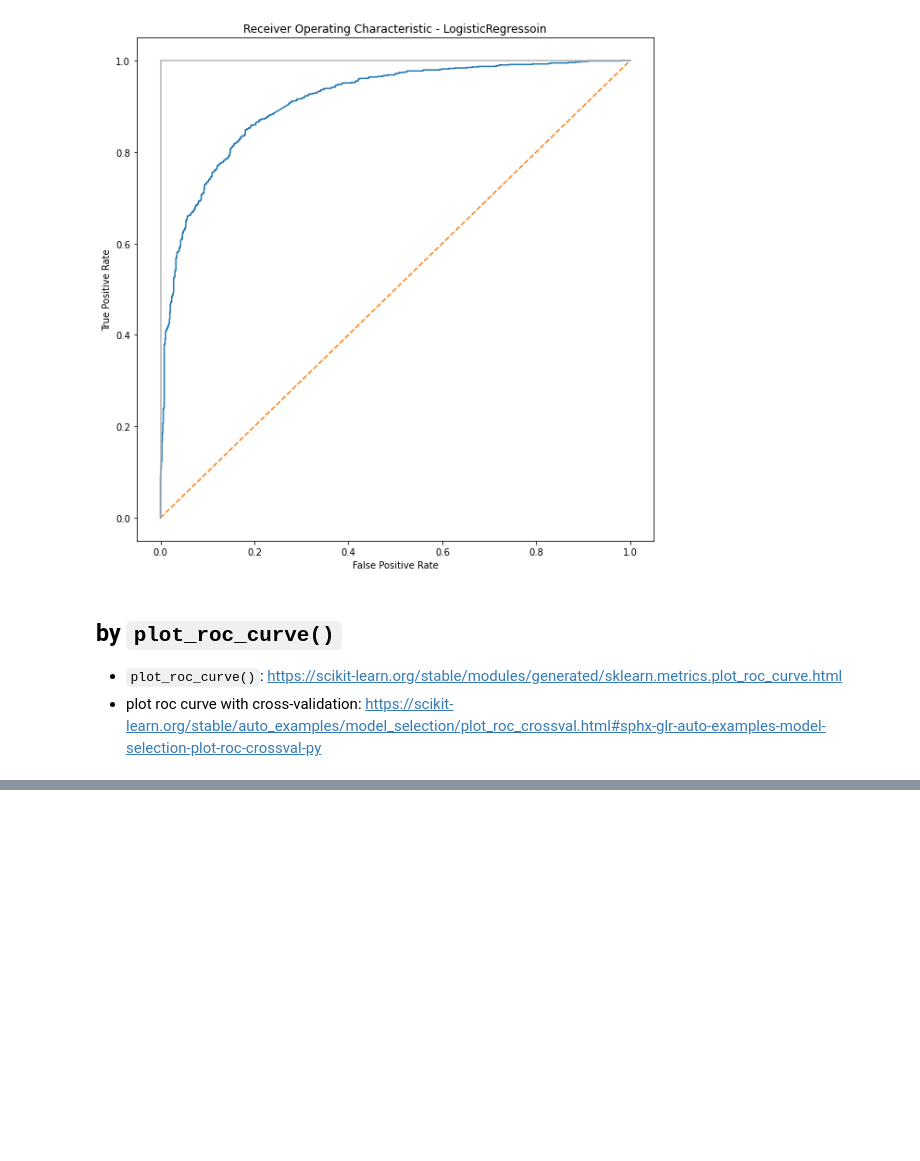
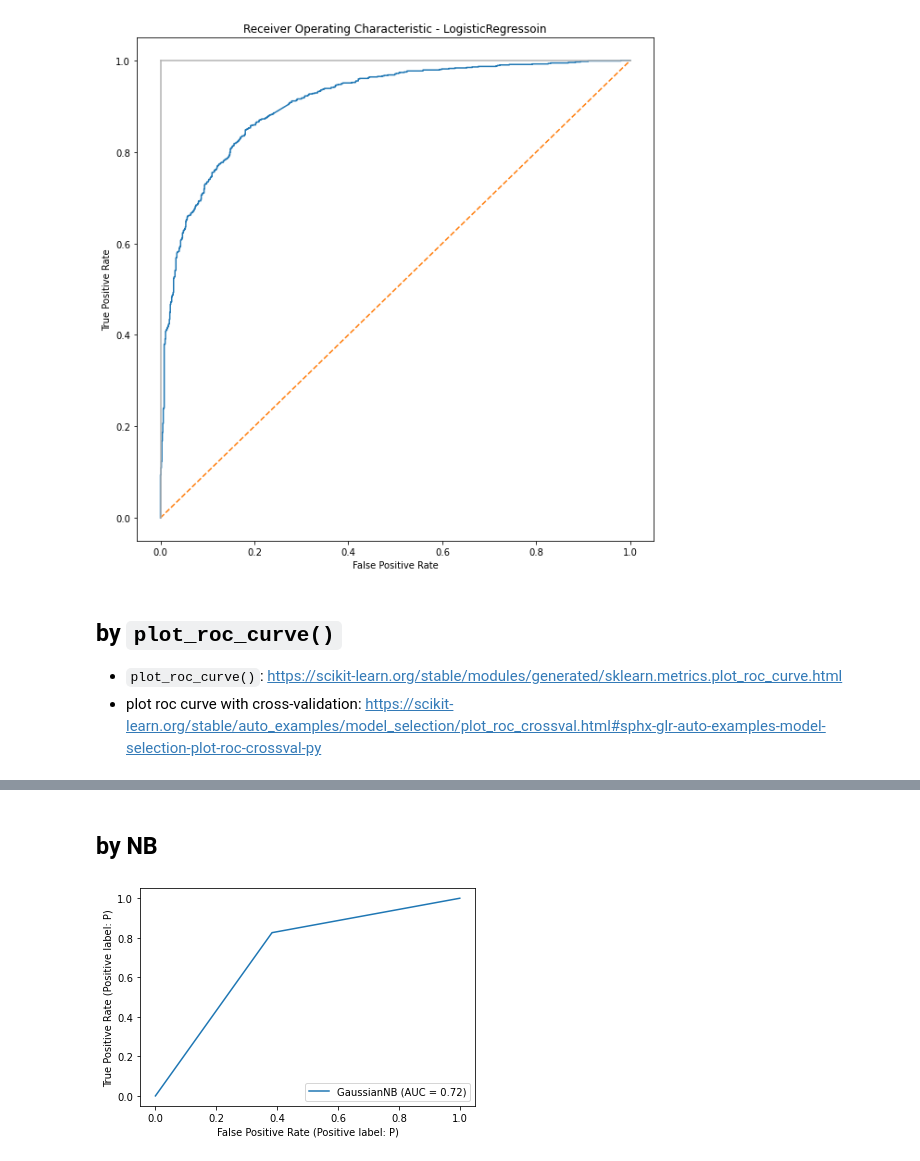
Before and after one commit to p4css/PSS, a Jupyter notebook: TM07_doc_classification.ipynb, the cells around one changed output, grey strips where cells are left out. Cells and saved outputs as stored; diff of their text form; code cells hidden in the pictures; blank space fills up the shorter version.

```diff
--- a/TM07_doc_classification.ipynb
+++ b/TM07_doc_classification.ipynb
@@ -408,0 +499,9 @@ plt.show()
+# %% [markdown]
+## by NB
+# %%
+from sklearn.naive_bayes import GaussianNB
+classifier = GaussianNB().fit(X_tfidf_train, y_tfidf_train)
+metrics.plot_roc_curve(classifier, X_tfidf_test, y_tfidf_test)
+plt.show()
+# %% [output]
+[figure, added]
```
Also changed, not shown: parts of 22 cells of this notebook.
